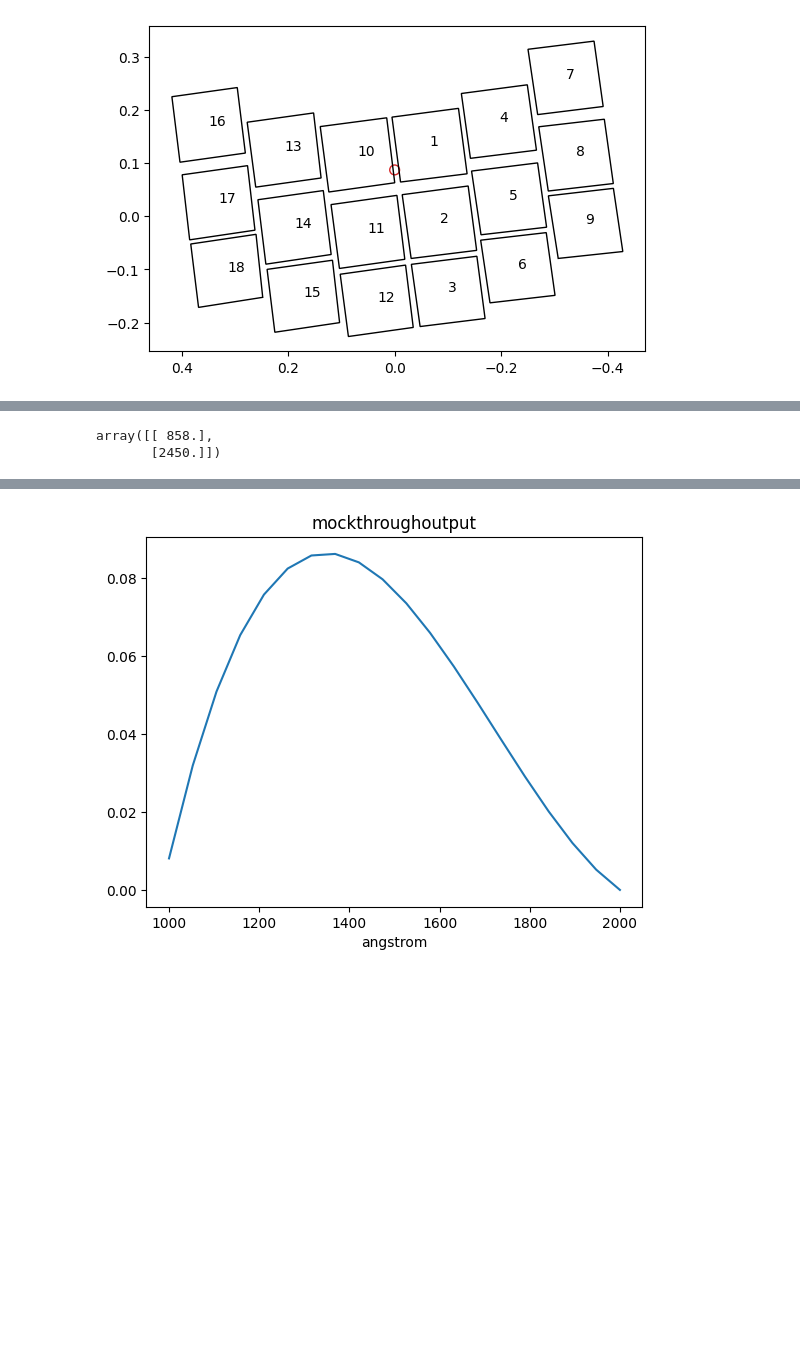
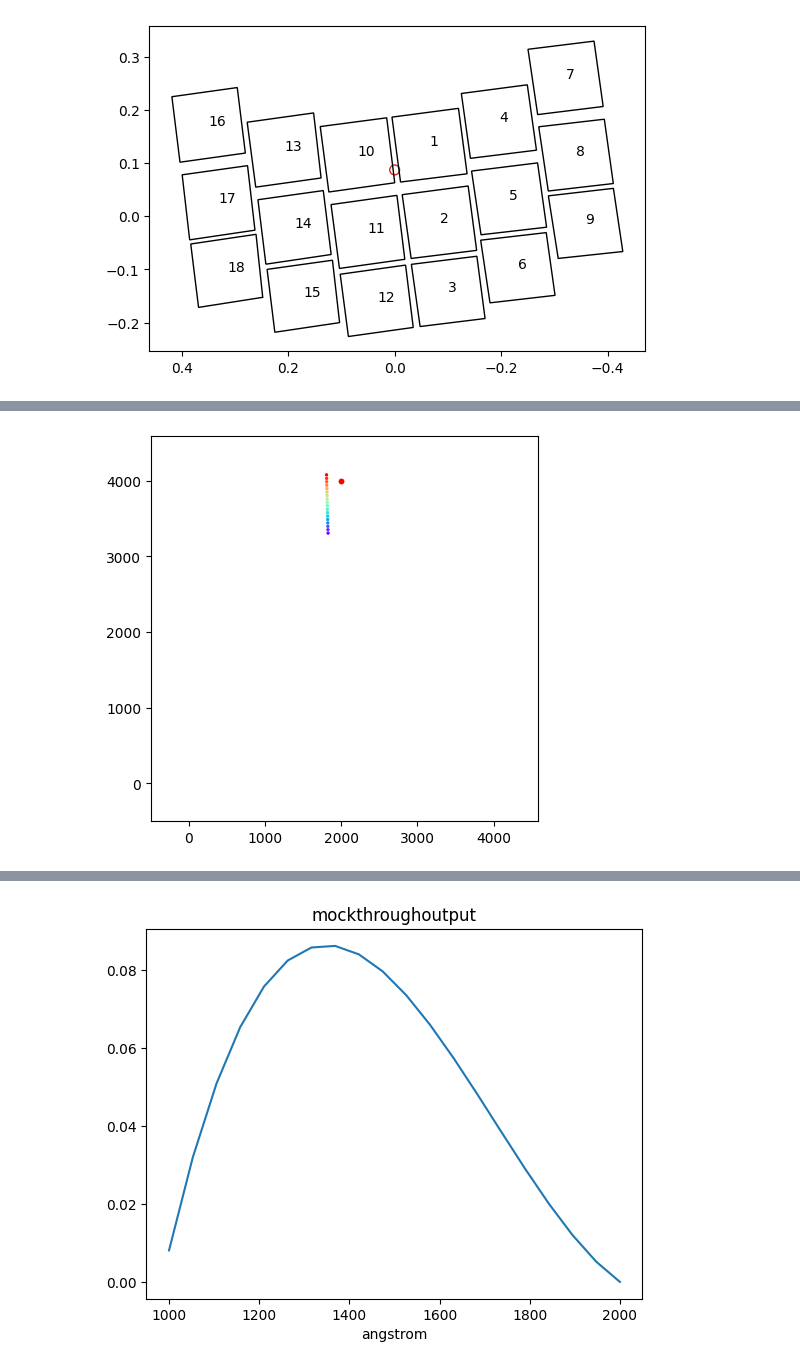
Before and after one commit to roman-grs-pit/relativefluxcalibration_test, a Jupyter notebook: wavelength_dependent_sca_grism.ipynb, the cells around one changed output, grey strips where cells are left out. Drawn from its saved outputs; the diff is of its cells as text; code cells hidden in the pictures; blank space fills up the shorter version.

```diff
--- a/wavelength_dependent_sca_grism.ipynb
+++ b/wavelength_dependent_sca_grism.ipynb
@@ -170,14 +170,3 @@ plt.show()
-# %%
-det_coord = quad_to_square_transform(star[0], star[1], footprints[1]['vertices'], src_size=4088)
-det_pixl = np.floor(det_coord)
-coeff = optmod._get_beam_trace(det_pixl[0], det_pixl[1], 1, width=1, order="+1")
-x = coeff["trace_pix_x"][0]
-y = coeff["trace_pix_y"][0]
-px,py = square_to_quad_transform(x, y, footprints[1]['vertices'], src_size=4088)
-plt.plot(px,py, color='red', lw = 0.5)
-# %% [output]
-array([[ 858.],
-       [2450.]])
 # %%
 #create lists of paths for exposures
 
@@ -194,3 +183,36 @@ for footprint in exp:
   footprints[footprint]['path'] = path
   ondetector = path.contains_points(stars)
   select_exposure[footprint] = ondetector
+# %%
+fig, ax = plt.subplots(figsize = (5,5))
+xt,yt = 2000,4000
+coeff = optmod._get_beam_trace(xt, yt, 16, width=1, order="+1")
+xb = coeff["trace_pix_x"][0]
+yb = coeff["trace_pix_y"][0]
+
+wv = coeff["trace_wvl"][0]
+bins = np.linspace(np.min(wv), np.max(wv), 23)
+bins = bins[:-1]
+bin_ind = np.digitize(wv, bins)
+
+bin_x = np.round(np.array([np.mean(xb[bin_ind == i]) for i in range(1, len(bins)+1)]), decimals = 0)
+bin_y = np.round(np.array([np.mean(yb[bin_ind == i]) for i in range(1, len(bins)+1)]), decimals = 0)
+
+select_on_detector = (bin_x >= 0) & (bin_x <= 4088) & (bin_y >= 0) & (bin_y <= 4088)
+bin_x = bin_x[select_on_detector]
+bin_y = bin_y[select_on_detector]
+
+plt.plot(xt,yt, "ro", markersize = 3, label="trace center")
+colors = np.linspace(0, 1, len(bin_x))  # Normalized color values
+
+plt.scatter(bin_x, bin_y, c=colors, cmap='rainbow', s=2, label="binning")
+
+plt.xlim(-500, 4588)
+plt.ylim(-500, 4588)
+# plt.xlim(np.min(bin_x)-100, np.max(bin_x)+100)
+# plt.ylim(np.min(bin_y)-100, np.max(bin_y)+100)
+
+plt.plot(xt, yt, "ro", markersize=3, label="trace center")
+plt.show()
+# %% [output]
+[figure, added]
```
Also changed, not shown: parts of 13 cells of this notebook.
